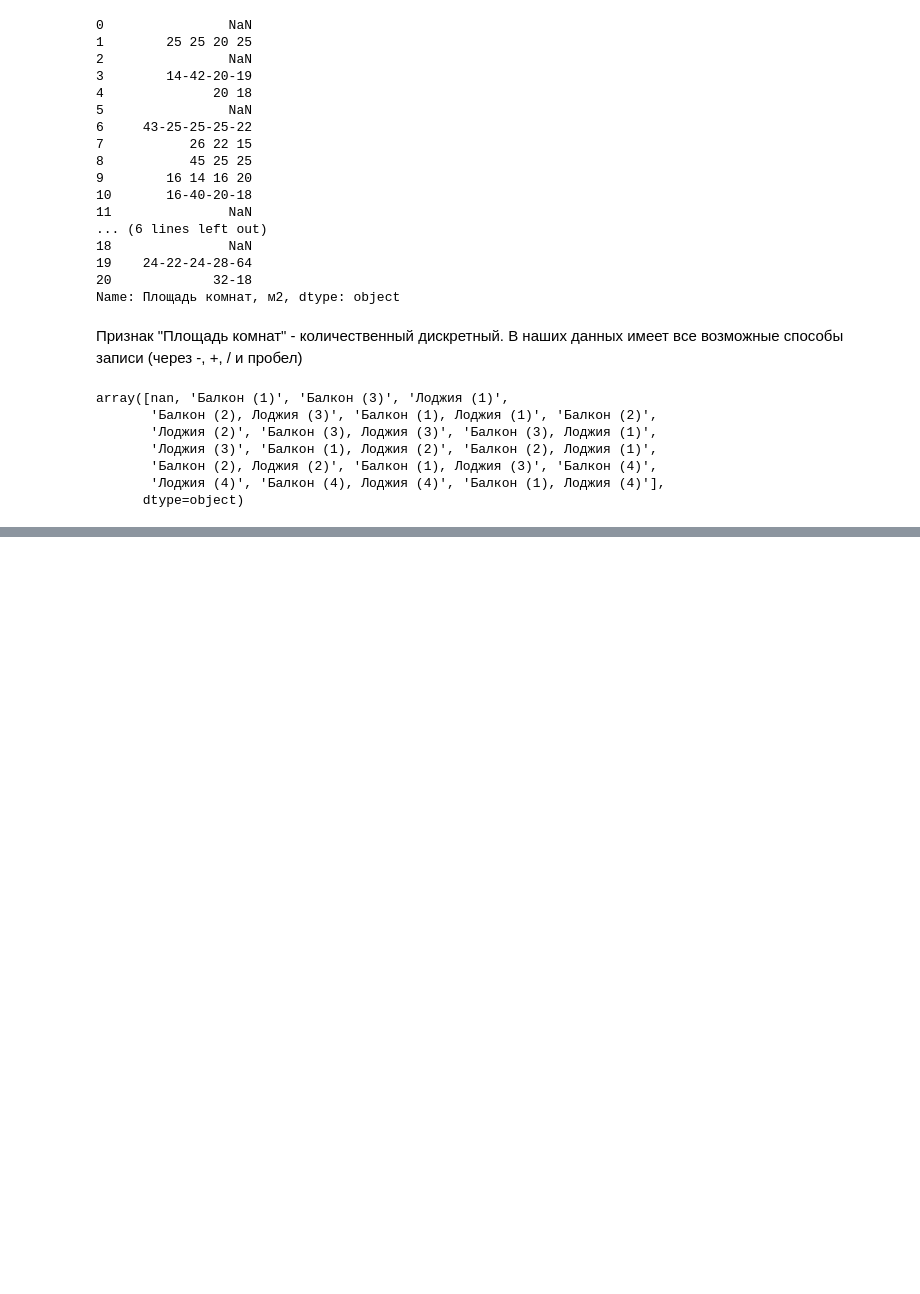
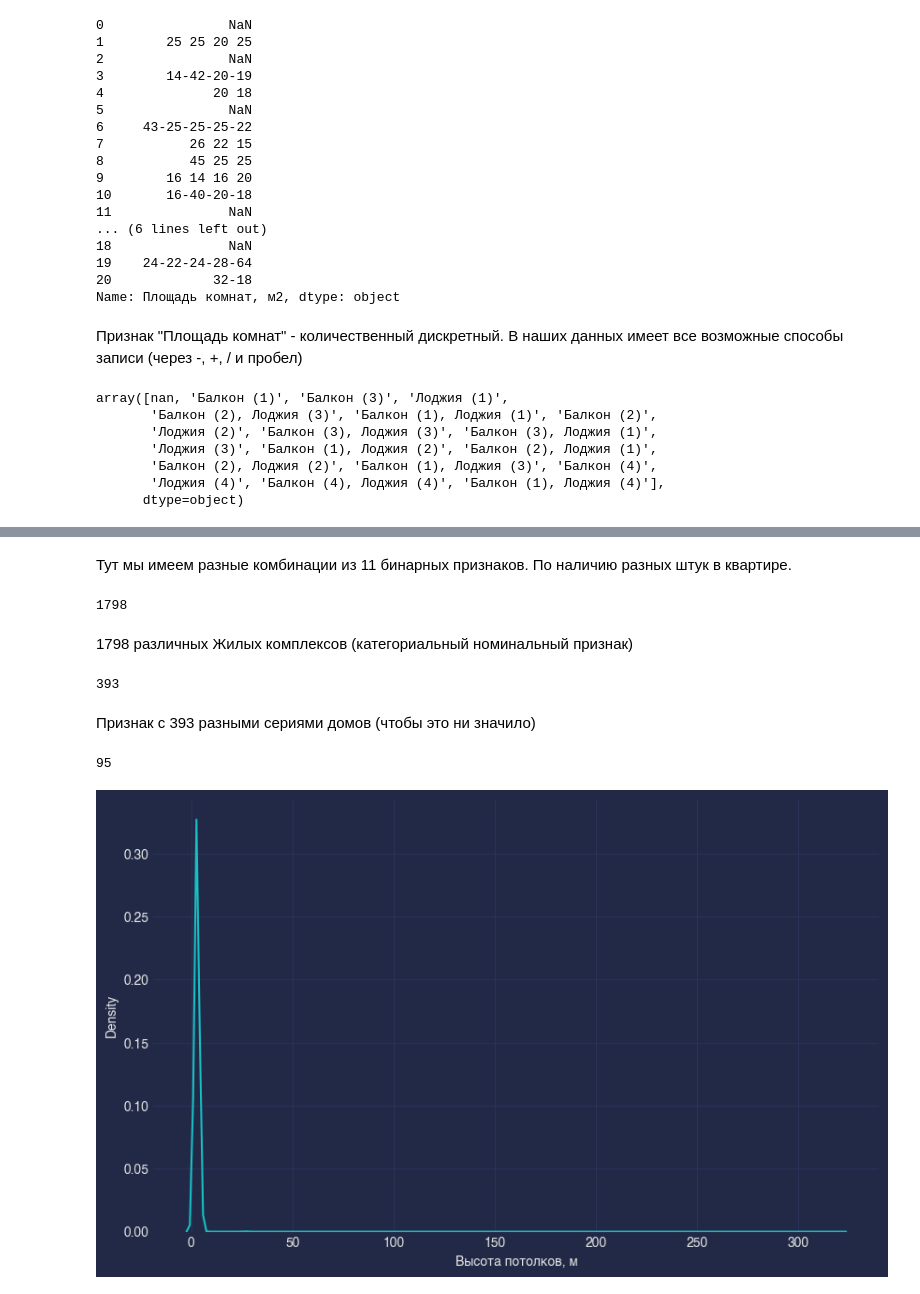
Before and after one commit to sokdnv/real_estate_rent, a Jupyter notebook: notebooks/01-sk-EDA.ipynb, the cells around one changed output, grey strips where cells are left out. Cells and saved outputs as stored; diff of their text form; code cells hidden in the pictures; blank space fills up the shorter version.

```diff
--- a/notebooks/01-sk-EDA.ipynb
+++ b/notebooks/01-sk-EDA.ipynb
@@ -80,0 +135,28 @@ array([nan, 'Балкон (1)', 'Балкон (3)', 'Лоджия (1)',
+# %% [markdown]
+Тут мы имеем разные комбинации из 11 бинарных признаков. По наличию разных штук в квартире.
+# %%
+# признак Название ЖК
+df['Название ЖК'].nunique()
+# %% [output]
+1798
+# %% [markdown]
+1798 различных Жилых комплексов (категориальный номинальный признак)
+# %%
+# признак Серия дома
+df['Серия дома'].nunique()
+# %% [output]
+393
+# %% [markdown]
+Признак с 393 разными сериями домов (чтобы это ни значило)
+# %%
+# признак Высота потолков
+df['Высота потолков, м'].nunique()
+# %% [output]
+95
+# %%
+# на данном графике вы видим наличие ошибок в данных (скорее всего кто-то вбил сантиметры там, где были метры)
+fig, ax = plt.subplots(figsize=(10, 6))
+
+sns.kdeplot(data=df, x='Высота потолков, м', ax=ax);
+# %% [output]
+[figure, added]
```
Also changed, not shown: parts of 17 cells of this notebook.
